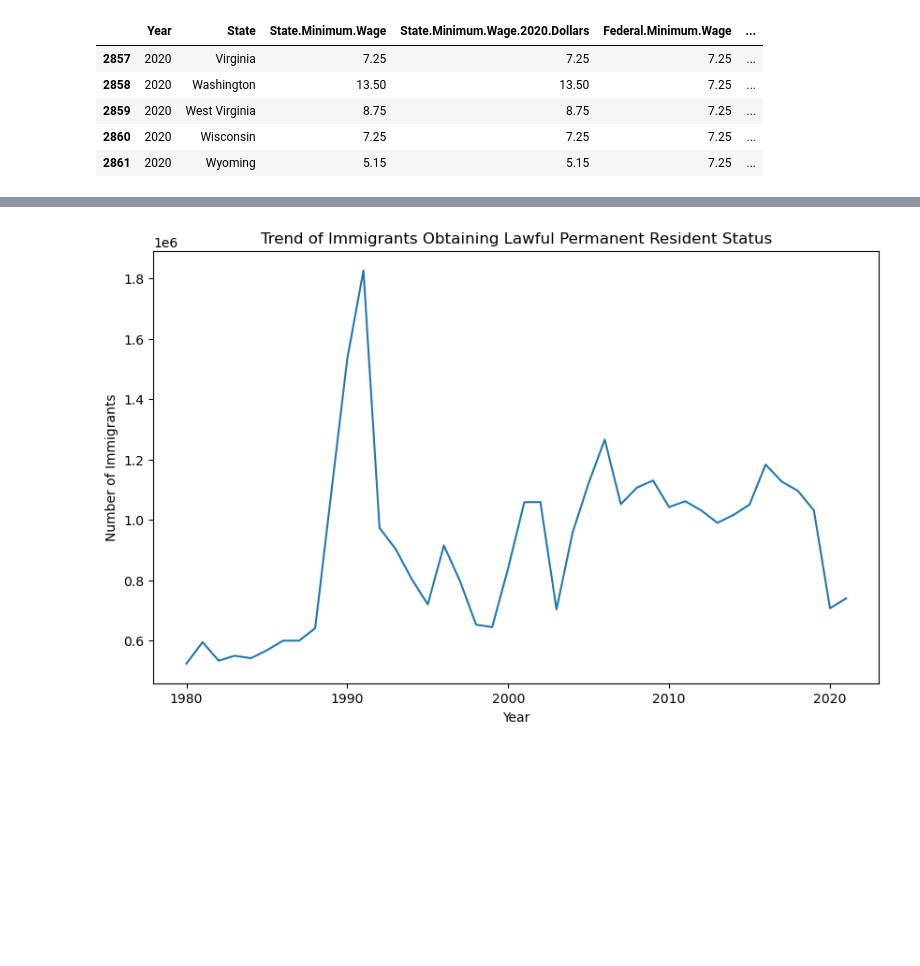
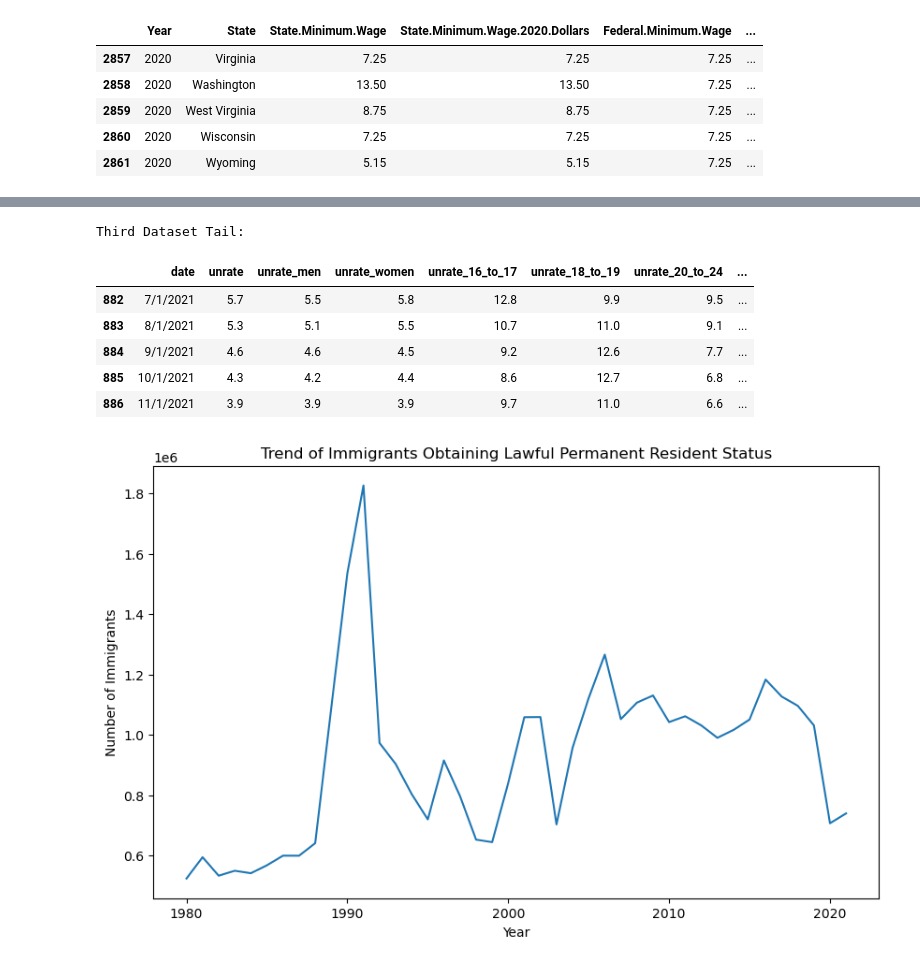
Before and after one commit to 2YYs/infovis, a Jupyter notebook: end concept.ipynb, the cells around one changed output, grey strips where cells are left out. Saved outputs shown, nothing was run; the diff lists cells and outputs as text; code cells hidden in the pictures; blank space fills up the shorter version.

```diff
--- a/end concept.ipynb
+++ b/end concept.ipynb
@@ -103,3 +115,14 @@ First Dataset Tail:
+# %%
+print("Third Dataset Tail:")
+dataset3.tail()
+# %% [output]
+Third Dataset Tail:
+|  | date | unrate | unrate_men | unrate_women | unrate_16_to_17 | unrate_18_to_19 | unrate_20_to_24 | ... |
+| 882 | 7/1/2021 | 5.7 | 5.5 | 5.8 | 12.8 | 9.9 | 9.5 | ... |
+| 883 | 8/1/2021 | 5.3 | 5.1 | 5.5 | 10.7 | 11.0 | 9.1 | ... |
+| 884 | 9/1/2021 | 4.6 | 4.6 | 4.5 | 9.2 | 12.6 | 7.7 | ... |
+| 885 | 10/1/2021 | 4.3 | 4.2 | 4.4 | 8.6 | 12.7 | 6.8 | ... |
+| 886 | 11/1/2021 | 3.9 | 3.9 | 3.9 | 9.7 | 11.0 | 6.6 | ... |
 # %%
 dataset1['Immigrants Obtaining Lawful Permanent Resident Status'] = dataset1['Immigrants Obtaining Lawful Permanent Resident Status'].str.replace(',', '').astype(int)
 # %%
```
Also changed, not shown: parts of 2 cells of this notebook.
